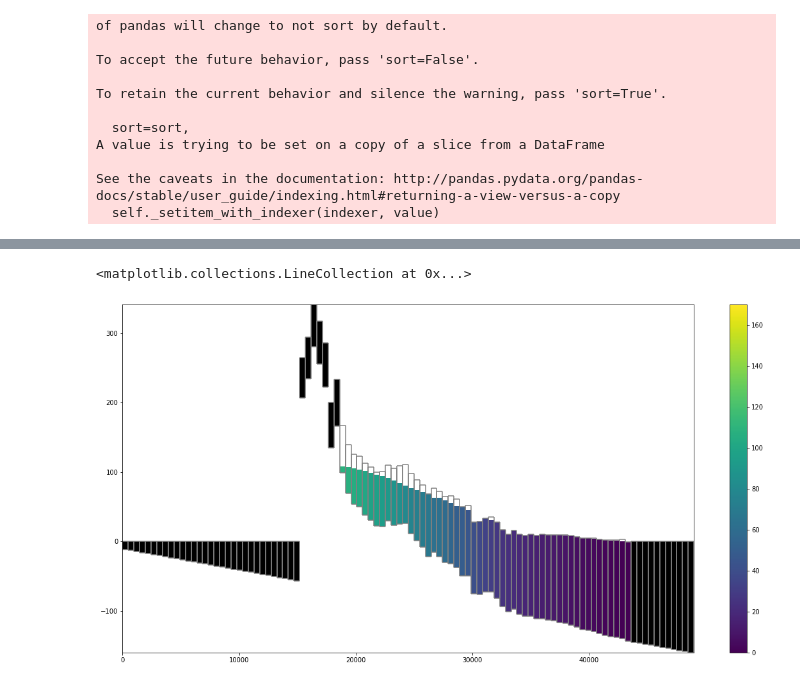
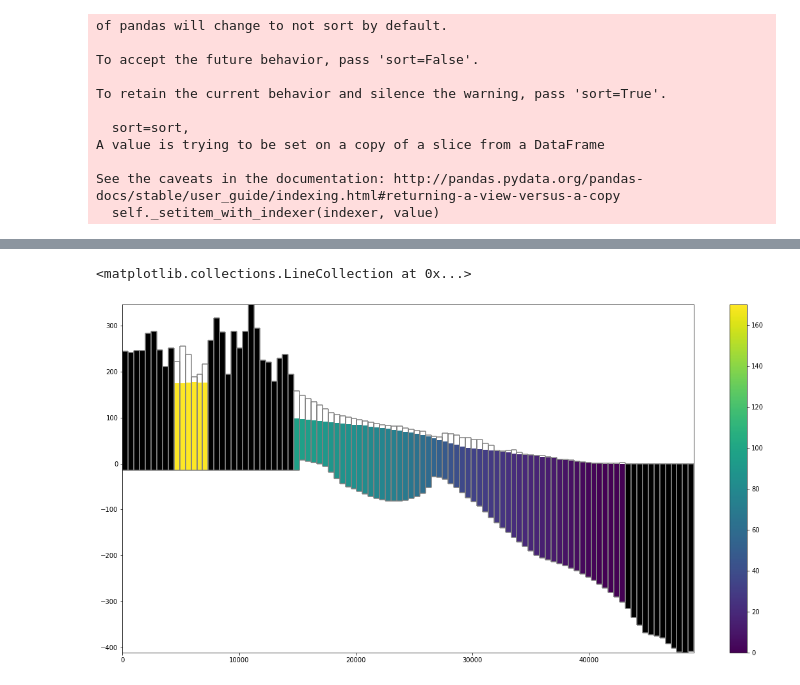
Before and after one commit to LudovicSchorpp/TM_Ludovic_Schorpp, a Jupyter notebook: codes_tests/Modeles2D/test_premier_model/test_premier_model.ipynb, the cells around one changed output, grey strips where cells are left out. Cells and saved outputs as stored; diff of their text form; code cells hidden in the pictures.

Commit message:
ajout cross-section + bottom

```diff
--- a/codes_tests/Modeles2D/test_premier_model/test_premier_model.ipynb
+++ b/codes_tests/Modeles2D/test_premier_model/test_premier_model.ipynb
@@ -323,14 +322,21 @@ hmesh.set_clim(0,180)
 #ml.plot_specific_discharge(spdis[0],color="w",width=0.0050)
 cont=ml.contour_array(head,masked_values=[0,1e30],levels=np.linspace(0,170,18),cmap="jet")
 
+# plot bc
 for bc in bdfile:
     if bc == ("sea") or bc== ("eta"):
         ml.plot_bc(bc,color="b",alpha=0.5)
     else :
         ml.plot_bc(bc,color="lightblue",alpha=0.5)
+ml.plot_bc("wel",label="we") # plot the wells
+
+# plot Cross-section
+row = 59;
+x = [x0,x1]
+y = [y1-(row+.5)*delc,y1-(row+.5)*delc]
+ax.plot(x,y,"k",linewidth=3)
 
 
-ml.plot_bc("wel",label="we") # plot the wells
 ax.tick_params(labelsize=15)
 #ax.tick_params(axis="y",direction="in", pad=-120)
 
@@ -338,5 +344,5 @@ g = plt.colorbar(hmesh)
 g.set_label("Head [m]",fontsize=15)
 g.ax.tick_params(labelsize=15)
 
-plt.grid()
+ax.grid()
 # %% [output]
@@ -365,14 +371,14 @@ IN-OUT : -0.0018337999936193228 m3/s
 # %%
 fig,ax = plt.subplots(figsize=(20,10))
-x=fp.plot.PlotCrossSection(gwf,line={"row" : 65})
+x=fp.plot.PlotCrossSection(gwf,line={"row" : row})
 arr=x.plot_array(head,masked_values=[1e30],head=head)
 plt.colorbar(arr)
 arr.set_clim(0,170)
 x.plot_ibound()
 x.plot_grid()
 # %% [output]
 <matplotlib.collections.LineCollection at 0x...>
-[figure, old version]
+[figure, new version]
 # %%
 head[head>1000]=0
 plt.scatter(Control_pz[Control_pz!=0],
```
Also changed, not shown: parts of 12 cells of this notebook, 10 other files.
